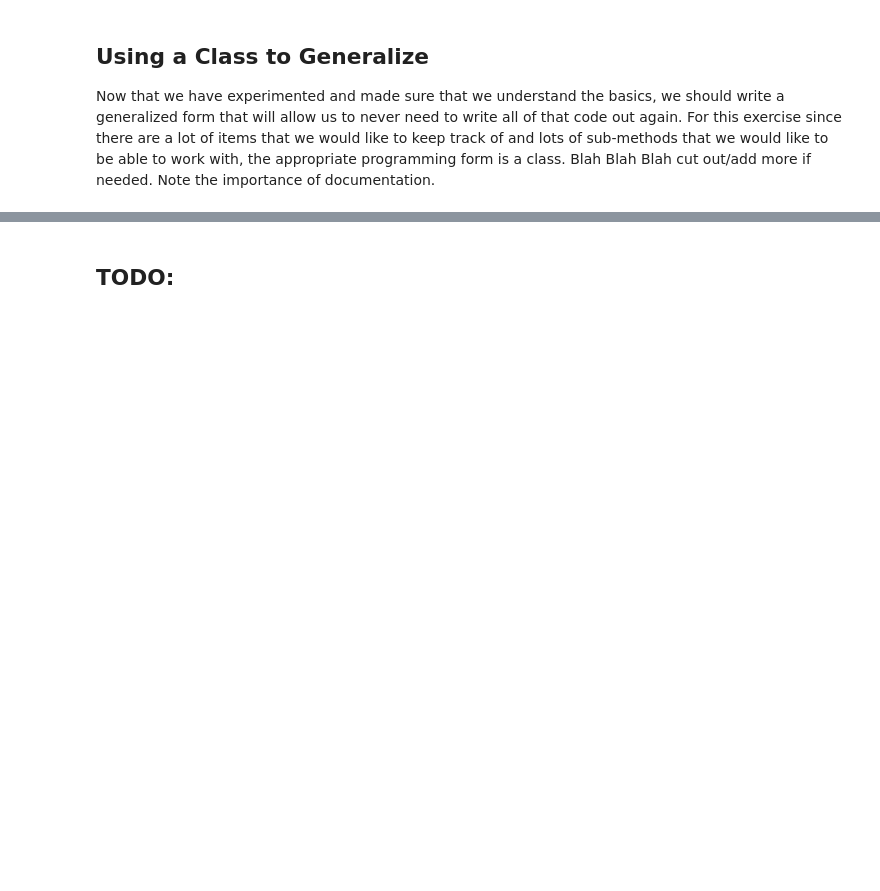
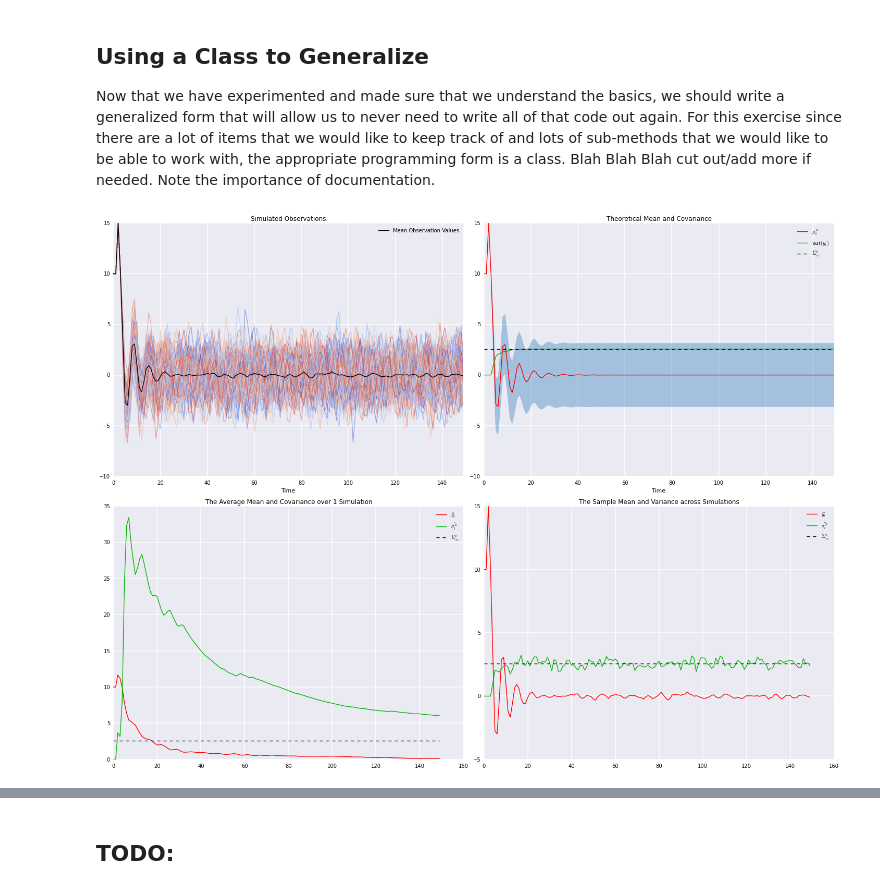
Before and after one commit to sternSargentRA/pyTM, a Jupyter notebook: python_programs/Examples.ipynb, the cells around one changed output, grey strips where cells are left out. Cells and saved outputs as stored; diff of their text form; code cells hidden in the pictures; blank space fills up the shorter version.

```diff
--- a/python_programs/Examples.ipynb
+++ b/python_programs/Examples.ipynb
@@ -562,0 +619,15 @@ dimp = lss.impulse_resp()
+# %%
+# You can use the class like this
+# Pass in right parameters
+lss = Linear_State_System(uar_num, uar_den, uar_x0, lsims=150, nsims=150)
+
+# Run your simulations
+sx, sy = lss.run_simul()
+
+# Make plots, I will give several examples of how to do this: The options
+# for graphs are: "plot_sim", "plot_musig", "plot_avg", "plot_sample",
+# and "plot_impulse.  You can give it up to 4 of those at a time as
+# shown below
+lss.make_plots()
+# %% [output]
+[figure, added]
```
Also changed, not shown: parts of 9 cells of this notebook.
